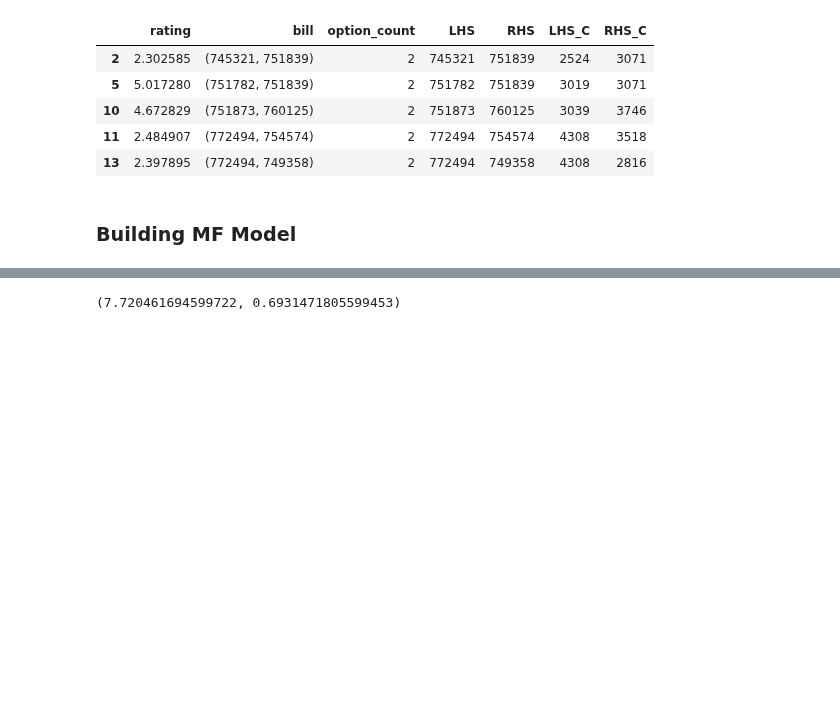
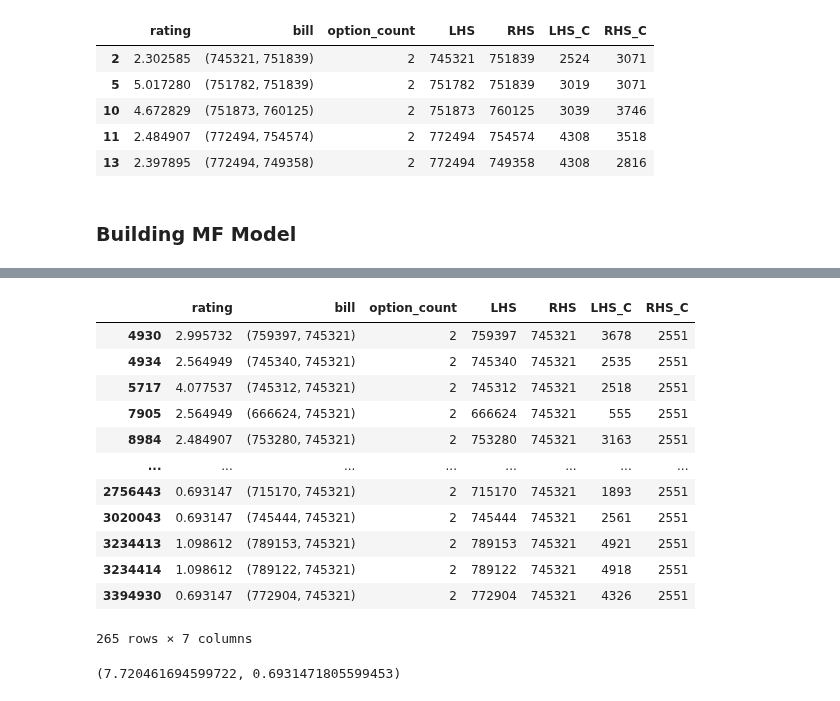
Before and after one commit to melihkacaman/Option-Matrix-Factorization, a Jupyter notebook: notebooks/03. Model Creation.ipynb, the cells around one changed output, grey strips where cells are left out. Cells and saved outputs as stored; diff of their text form; code cells hidden in the pictures; blank space fills up the shorter version.

```diff
--- a/notebooks/03. Model Creation.ipynb
+++ b/notebooks/03. Model Creation.ipynb
@@ -409,3 +466,19 @@ Epoch 100/100
+# %%
+sublist_by_2_concat[sublist_by_2_concat.RHS == 745321]
+# %% [output]
+|  | rating | bill | option_count | LHS | RHS | LHS_C | RHS_C |
+| 4930 | 2.995732 | (759397, 745321) | 2 | 759397 | 745321 | 3678 | 2551 |
+| 4934 | 2.564949 | (745340, 745321) | 2 | 745340 | 745321 | 2535 | 2551 |
+| 5717 | 4.077537 | (745312, 745321) | 2 | 745312 | 745321 | 2518 | 2551 |
+| 7905 | 2.564949 | (666624, 745321) | 2 | 666624 | 745321 | 555 | 2551 |
+| 8984 | 2.484907 | (753280, 745321) | 2 | 753280 | 745321 | 3163 | 2551 |
+| ... | ... | ... | ... | ... | ... | ... | ... |
+| 2756443 | 0.693147 | (715170, 745321) | 2 | 715170 | 745321 | 1893 | 2551 |
+| 3020043 | 0.693147 | (745444, 745321) | 2 | 745444 | 745321 | 2561 | 2551 |
+| 3234413 | 1.098612 | (789153, 745321) | 2 | 789153 | 745321 | 4921 | 2551 |
+| 3234414 | 1.098612 | (789122, 745321) | 2 | 789122 | 745321 | 4918 | 2551 |
+| 3394930 | 0.693147 | (772904, 745321) | 2 | 772904 | 745321 | 4326 | 2551 |
+265 rows × 7 columns
 # %%
 sublist_by_2_concat.rating.max(), sublist_by_2_concat.rating.min()
 # %% [output]
```
Also changed, not shown: parts of 15 cells of this notebook.
